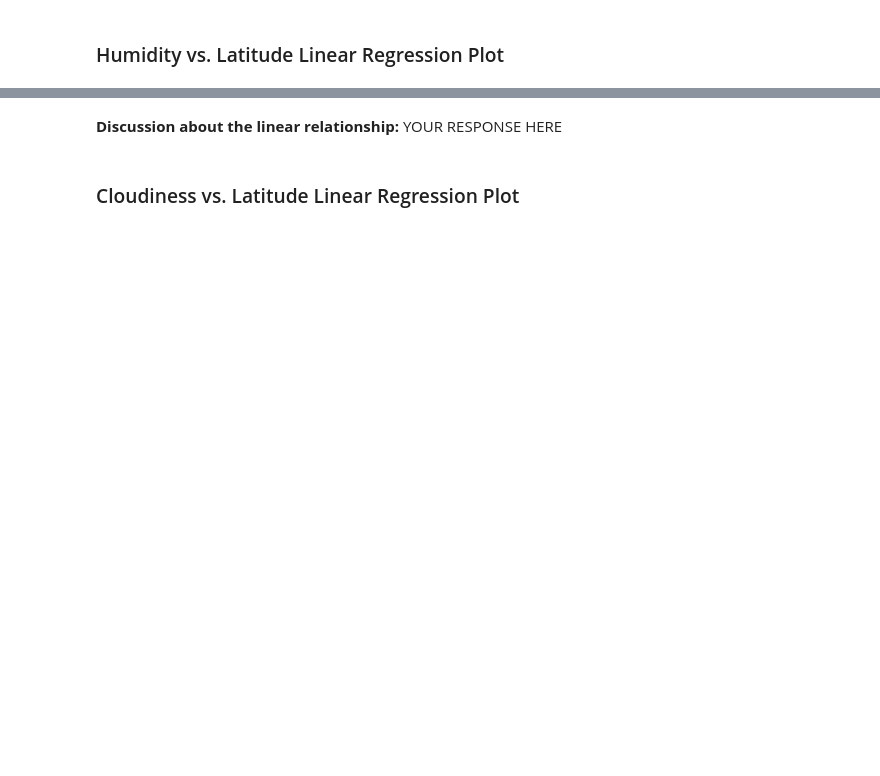
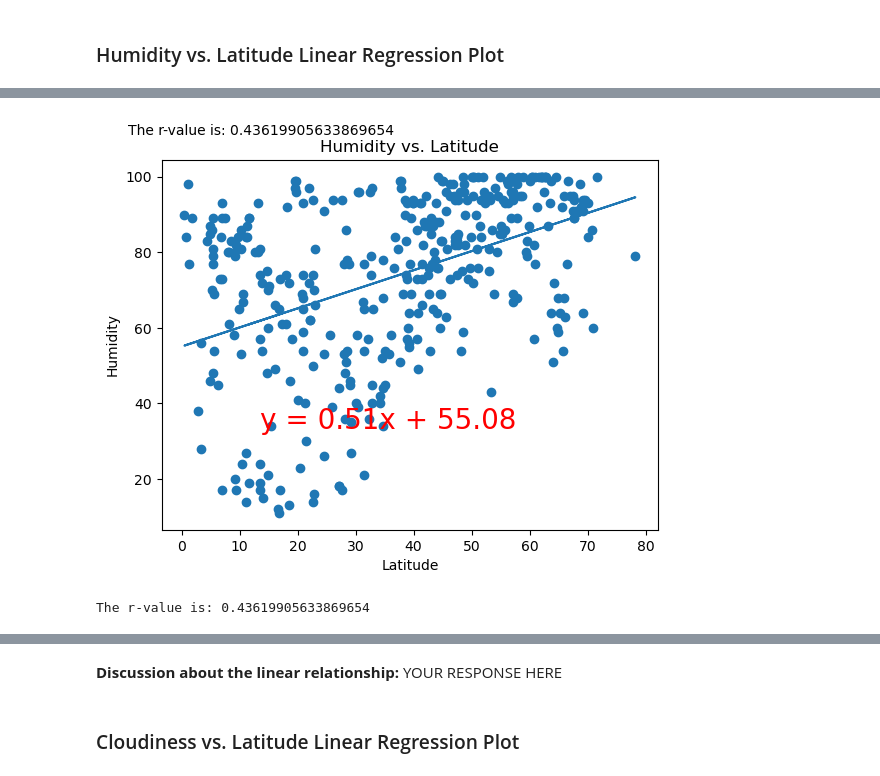
Before and after one commit to dcheung0720/python-api-challenge, a Jupyter notebook: WeatherPy/WeatherPy.ipynb, the cells around one changed output, grey strips where cells are left out. Saved outputs shown, nothing was run; the diff lists cells and outputs as text; code cells hidden in the pictures; blank space fills up the shorter version.

```diff
--- a/WeatherPy/WeatherPy.ipynb
+++ b/WeatherPy/WeatherPy.ipynb
@@ -340,0 +372,8 @@ The r-value is: 0.0002808747046324607
+# %%
+# Northern Hemisphere
+# YOUR CODE HERE
+lr_data = create_linear_regression(northern_hemi_df["Lat"], northern_hemi_df["Humidity"], "Latitude","Humidity" )
+print(f"The r-value is: {lr_data.rvalue}")
+# %% [output]
+[figure, added]
+The r-value is: 0.43619905633869654
```
Also changed, not shown: parts of 27 cells of this notebook.
